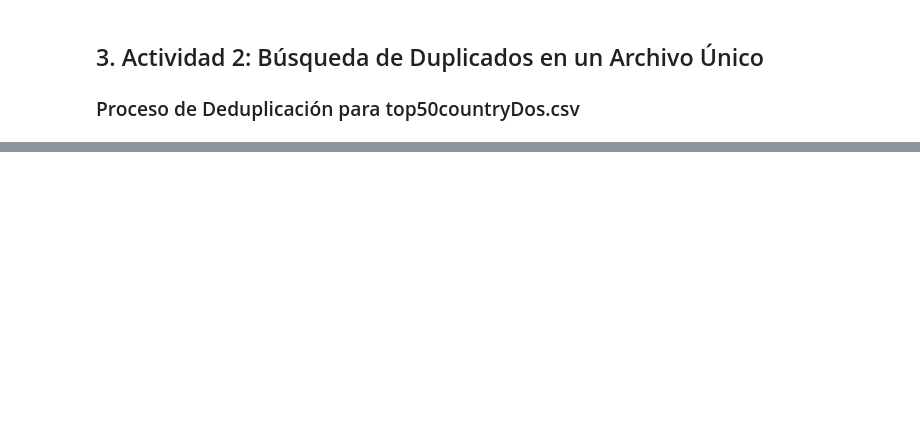
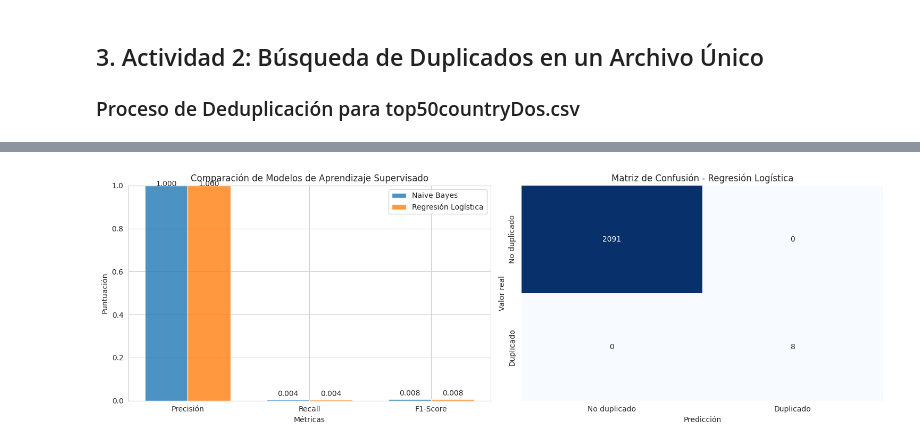
Before and after one commit to NoSoyRo/mdm-framework, a Jupyter notebook: p2/Analisis_Deduplicacion_Registros.ipynb, the cells around one changed output, grey strips where cells are left out. Saved outputs shown, nothing was run; the diff lists cells and outputs as text; code cells hidden in the pictures; blank space fills up the shorter version.

```diff
--- a/p2/Analisis_Deduplicacion_Registros.ipynb
+++ b/p2/Analisis_Deduplicacion_Registros.ipynb
@@ -87,0 +60,4 @@ Primeros registros:
+# %%
+df_dos = pd.read_csv('/content/top50countryDos.csv', encoding='latin1')
+df_uno = pd.read_csv('/content/top50countryUno.csv', encoding='latin1')
+df_tres = pd.read_csv('/content/top50countryTres.csv', encoding='latin1')
@@ -491,0 +560,56 @@ la precisión del análisis.
+# %%
+# 1) vectores booleanos alineados a y_test
+y_pred_nb = pd.Series(False, index=y_test.index)
+y_pred_nb.loc[predicciones_nb] = True
+
+y_pred_lr = pd.Series(False, index=y_test.index)
+y_pred_lr.loc[predicciones_lr] = True
+
+# 2) el vector predicho según el mejor modelo
+if mejor_modelo == "Naive Bayes":
+    y_pred = y_pred_nb.reindex(y_test.index, fill_value=False)
+else:
+    y_pred = y_pred_lr.reindex(y_test.index, fill_value=False)
+
+# 3) Calcula la matriz de confusión (asegura tipos booleanos)
+cm = confusion_matrix(y_test.astype(bool), y_pred.astype(bool))
+# %%
+fig, (ax1, ax2) = plt.subplots(1, 2, figsize=(15, 5))
+
+metricas = ['Precisión', 'Recall', 'F1-Score']
+nb_scores = [precision_nb, recall_nb, f1_nb]
+lr_scores = [precision_lr, recall_lr, f1_lr]
+
+x = np.arange(len(metricas))
+width = 0.35
+
+ax1.bar(x - width/2, nb_scores, width, label='Naive Bayes', alpha=0.8)
+ax1.bar(x + width/2, lr_scores, width, label='Regresión Logística', alpha=0.8)
+ax1.set_xlabel('Métricas')
+ax1.set_ylabel('Puntuación')
+ax1.set_title('Comparación de Modelos de Aprendizaje Supervisado')
+ax1.set_xticks(x)
+ax1.set_xticklabels(metricas)
+ax1.legend()
+ax1.set_ylim(0, 1)
+
+for i, (nb, lr) in enumerate(zip(nb_scores, lr_scores)):
+    if nb is not None and not np.isnan(nb):
+        ax1.text(i - width/2, min(nb + 0.01, 0.99), f'{nb:.3f}', ha='center', va='bottom')
+    if lr is not None and not np.isnan(lr):
+        ax1.text(i + width/2, min(lr + 0.01, 0.99), f'{lr:.3f}', ha='center', va='bottom')
+
+# Heatmap ya con 'cm' calculada arriba
+sns.heatmap(
+    cm, annot=True, fmt='d', cmap='Blues', ax=ax2, cbar=False,
+    xticklabels=['No duplicado', 'Duplicado'],
+    yticklabels=['No duplicado', 'Duplicado']
+)
+ax2.set_title(f'Matriz de Confusión - {mejor_modelo}')
+ax2.set_xlabel('Predicción')
+ax2.set_ylabel('Valor real')
+
+plt.tight_layout()
+plt.show()
+# %% [output]
+[figure, added]
```
Also changed, not shown: parts of 41 cells of this notebook.
